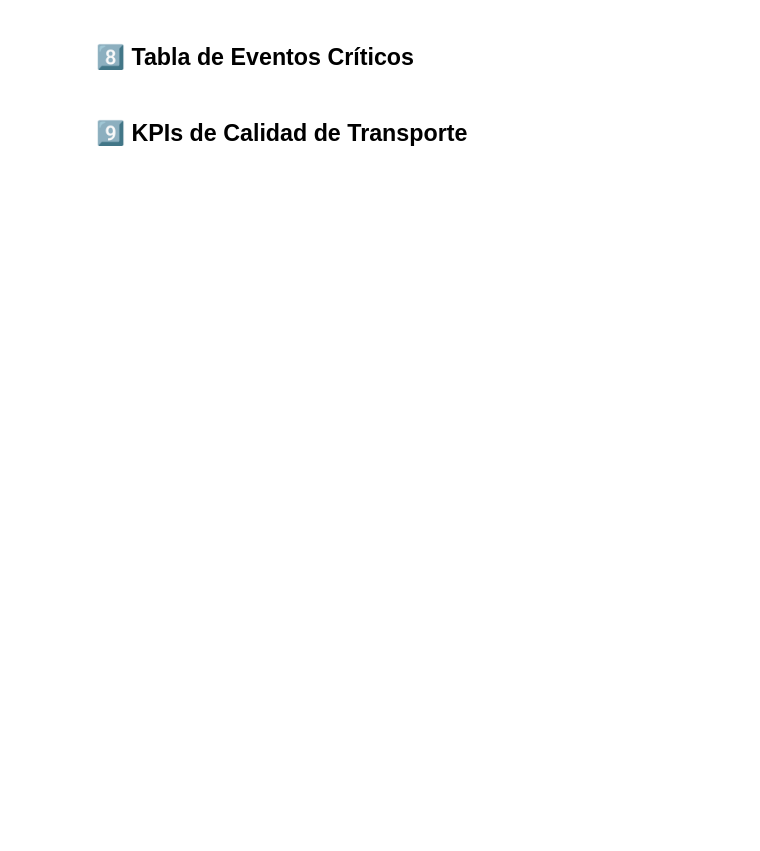
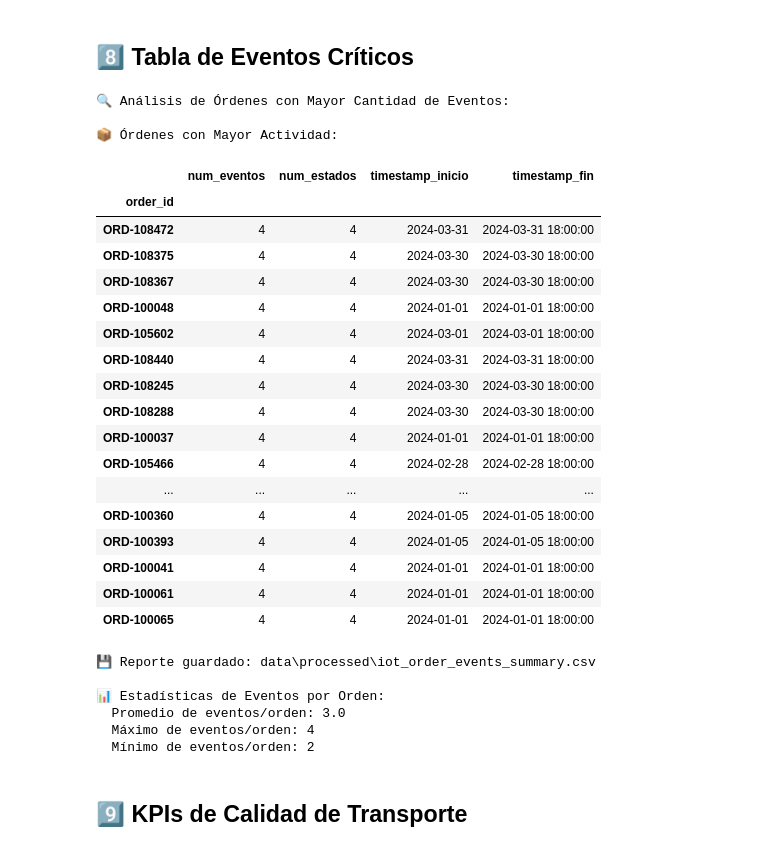
Before and after one commit to lraigosov/supply-chain-data-notebooks, a Jupyter notebook: notebooks/60_realtime_iot/RT-04-iot_sensors_intro.ipynb, the cells around one changed output. Cells and saved outputs as stored; diff of their text form; code cells hidden in the pictures; blank space fills up the shorter version.

```diff
--- a/notebooks/60_realtime_iot/RT-04-iot_sensors_intro.ipynb
+++ b/notebooks/60_realtime_iot/RT-04-iot_sensors_intro.ipynb
@@ -192,21 +274,62 @@ print(df_enriched.groupby('location_type')['temperature'].describe())
 # %% [markdown]
 ## 8️⃣ Tabla de Eventos Críticos
 # %%
-# Listar todos los eventos con excursiones
-df_critical = df_transport[df_transport['is_excursion']].copy()
-df_critical['severity'] = df_critical['temperature'].apply(
-    lambda x: 'Crítica' if x < 0 or x > 10 else 'Moderada'
-)
+# Análisis de eventos por orden (equivalente a "eventos críticos")
+print("🔍 Análisis de Órdenes con Mayor Cantidad de Eventos:\n")
 
-print(f"🚨 Eventos Críticos: {len(df_critical)} de {len(df_transport)} ({len(df_critical)/len(df_transport)*100:.1f}%)")
-display(df_critical[[
-    'shipment_id', 'timestamp', 'temperature', 'origin', 'severity'
-]].sort_values('temperature').head(20))
+# Contar eventos por orden
+order_event_summary = df_transport.groupby('order_id').agg({
+    'event_id': 'count',
+    'status': 'nunique',
+    'timestamp': ['min', 'max']
+}).round(2)
 
-# Guardar reporte de alertas
-output_file = OUTPUT_DIR / "iot_temperature_alerts.csv"
-df_critical.to_csv(output_file, index=False)
+order_event_summary.columns = ['num_eventos', 'num_estados', 'timestamp_inicio', 'timestamp_fin']
+order_event_summary = order_event_summary.sort_values('num_eventos', ascending=False)
+
+print(f"📦 Órdenes con Mayor Actividad:")
+display(order_event_summary.head(20))
+
+# Guardar reporte
+output_dir = Path('data/processed')
+output_dir.mkdir(parents=True, exist_ok=True)
+output_file = output_dir / "iot_order_events_summary.csv"
+order_event_summary.to_csv(output_file)
 print(f"\n💾 Reporte guardado: {output_file}")
+
+# Estadísticas generales
+print(f"\n📊 Estadísticas de Eventos por Orden:")
+print(f"  Promedio de eventos/orden: {order_event_summary['num_eventos'].mean():.1f}")
+print(f"  Máximo de eventos/orden: {order_event_summary['num_eventos'].max():.0f}")
+print(f"  Mínimo de eventos/orden: {order_event_summary['num_eventos'].min():.0f}")
+# %% [output]
+🔍 Análisis de Órdenes con Mayor Cantidad de Eventos:
+
+📦 Órdenes con Mayor Actividad:
+|  | num_eventos | num_estados | timestamp_inicio | timestamp_fin |
+| order_id |  |  |  |  |
+| ORD-108472 | 4 | 4 | 2024-03-31 | 2024-03-31 18:00:00 |
+| ORD-108375 | 4 | 4 | 2024-03-30 | 2024-03-30 18:00:00 |
+| ORD-108367 | 4 | 4 | 2024-03-30 | 2024-03-30 18:00:00 |
+| ORD-100048 | 4 | 4 | 2024-01-01 | 2024-01-01 18:00:00 |
+| ORD-105602 | 4 | 4 | 2024-03-01 | 2024-03-01 18:00:00 |
+| ORD-108440 | 4 | 4 | 2024-03-31 | 2024-03-31 18:00:00 |
+| ORD-108245 | 4 | 4 | 2024-03-30 | 2024-03-30 18:00:00 |
+| ORD-108288 | 4 | 4 | 2024-03-30 | 2024-03-30 18:00:00 |
+| ORD-100037 | 4 | 4 | 2024-01-01 | 2024-01-01 18:00:00 |
+| ORD-105466 | 4 | 4 | 2024-02-28 | 2024-02-28 18:00:00 |
+| ... | ... | ... | ... | ... |
+| ORD-100360 | 4 | 4 | 2024-01-05 | 2024-01-05 18:00:00 |
+| ORD-100393 | 4 | 4 | 2024-01-05 | 2024-01-05 18:00:00 |
+| ORD-100041 | 4 | 4 | 2024-01-01 | 2024-01-01 18:00:00 |
+| ORD-100061 | 4 | 4 | 2024-01-01 | 2024-01-01 18:00:00 |
+| ORD-100065 | 4 | 4 | 2024-01-01 | 2024-01-01 18:00:00 |
+💾 Reporte guardado: data\processed\iot_order_events_summary.csv
+
+📊 Estadísticas de Eventos por Orden:
+  Promedio de eventos/orden: 3.0
+  Máximo de eventos/orden: 4
+  Mínimo de eventos/orden: 2
 # %% [markdown]
 ## 9️⃣ KPIs de Calidad de Transporte
 # %%
```
Also changed, not shown: parts of 8 cells of this notebook, 10 other files.
